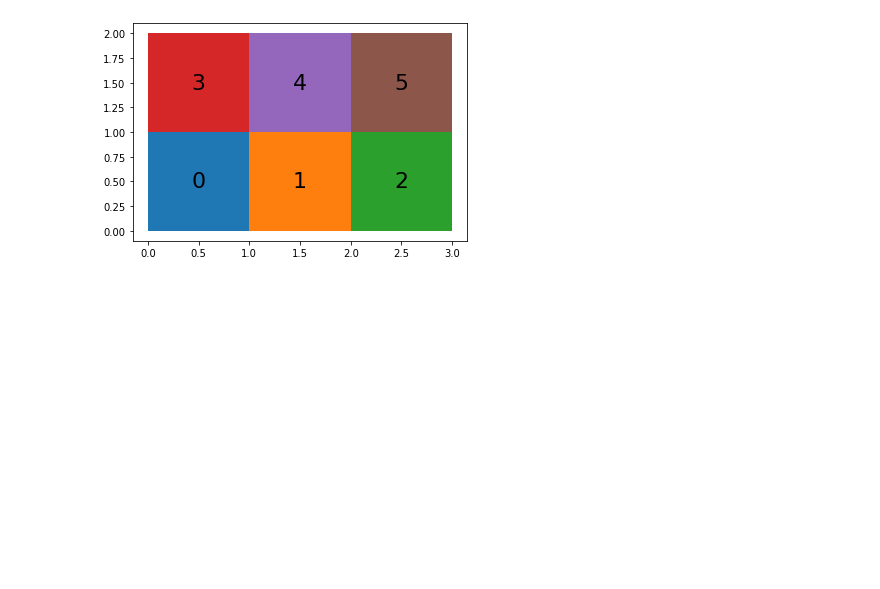
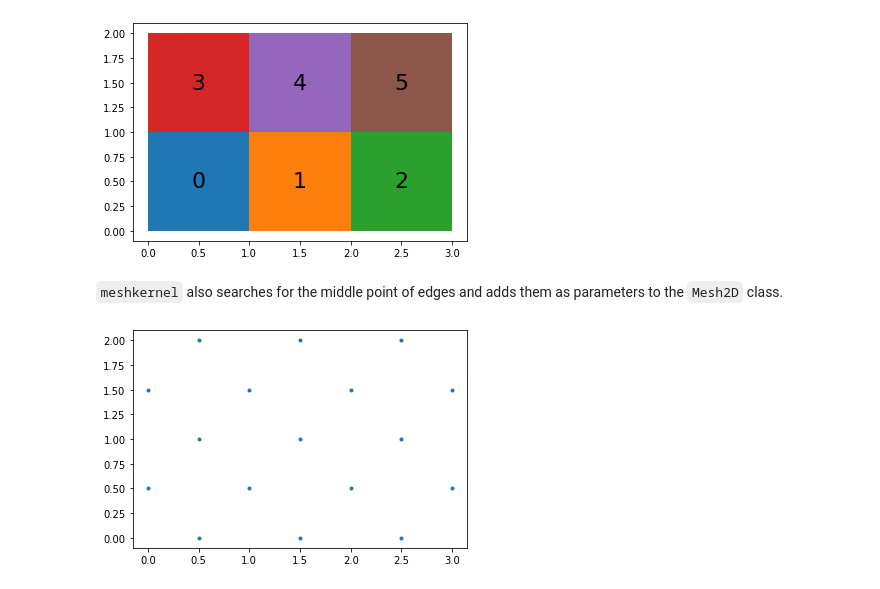
Before and after one commit to Deltares/MeshKernelPy, a Jupyter notebook: examples/01_mesh2d_basics.ipynb, the cells around one changed output. Cells and saved outputs as stored; diff of their text form; code cells hidden in the pictures; blank space fills up the shorter version.

```diff
--- a/examples/01_mesh2d_basics.ipynb
+++ b/examples/01_mesh2d_basics.ipynb
@@ -107,3 +107,10 @@ for face_index, num_nodes in enumerate(mesh2d_output_0.nodes_per_face):
 plt.show()
 # %% [output]
 [figure]
+# %% [markdown]
+`meshkernel` also searches for the middle point of edges and adds them as parameters to the `Mesh2D` class.
+# %%
+plt.plot(mesh2d_output_0.edge_x, mesh2d_output_0.edge_y, ".")
+plt.show()
+# %% [output]
+[figure, added]
```
Also changed, not shown: parts of 3 cells of this notebook.
